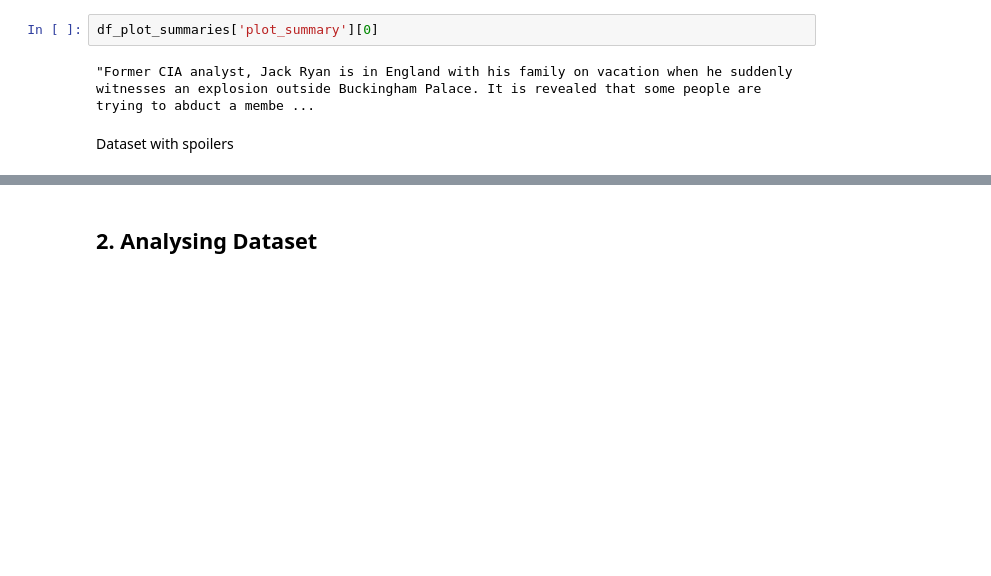
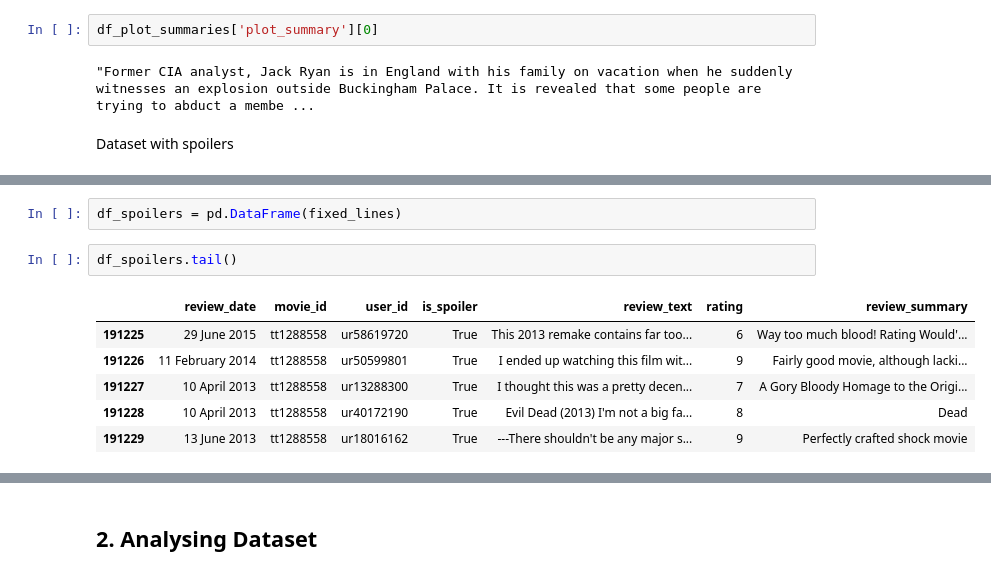
Before and after one commit to Saputoa21/Applied_ML_Spoiler_Detection_Group_Project_2025, a Jupyter notebook: Applied_ML_Movie_Spoiler_Detection_Group_5.ipynb, the cells around one changed output, grey strips where cells are left out. Saved outputs shown, nothing was run; the diff lists cells and outputs as text; blank space fills up the shorter version.

```diff
--- a/Applied_ML_Movie_Spoiler_Detection_Group_5.ipynb
+++ b/Applied_ML_Movie_Spoiler_Detection_Group_5.ipynb
@@ -82,0 +98,11 @@ KeyboardInterrupt:
+# %%
+df_spoilers = pd.DataFrame(fixed_lines)
+# %%
+df_spoilers.tail()
+# %% [output]
+|  | review_date | movie_id | user_id | is_spoiler | review_text | rating | review_summary |
+| 191225 | 29 June 2015 | tt1288558 | ur58619720 | True | This 2013 remake contains far too... | 6 | Way too much blood! Rating Would'... |
+| 191226 | 11 February 2014 | tt1288558 | ur50599801 | True | I ended up watching this film wit... | 9 | Fairly good movie, although lacki... |
+| 191227 | 10 April 2013 | tt1288558 | ur13288300 | True | I thought this was a pretty decen... | 7 | A Gory Bloody Homage to the Origi... |
+| 191228 | 10 April 2013 | tt1288558 | ur40172190 | True | Evil Dead (2013) I'm not a big fa... | 8 | Dead |
+| 191229 | 13 June 2013 | tt1288558 | ur18016162 | True | ---There shouldn't be any major s... | 9 | Perfectly crafted shock movie |
```
Also changed, not shown: parts of 18 cells of this notebook.
